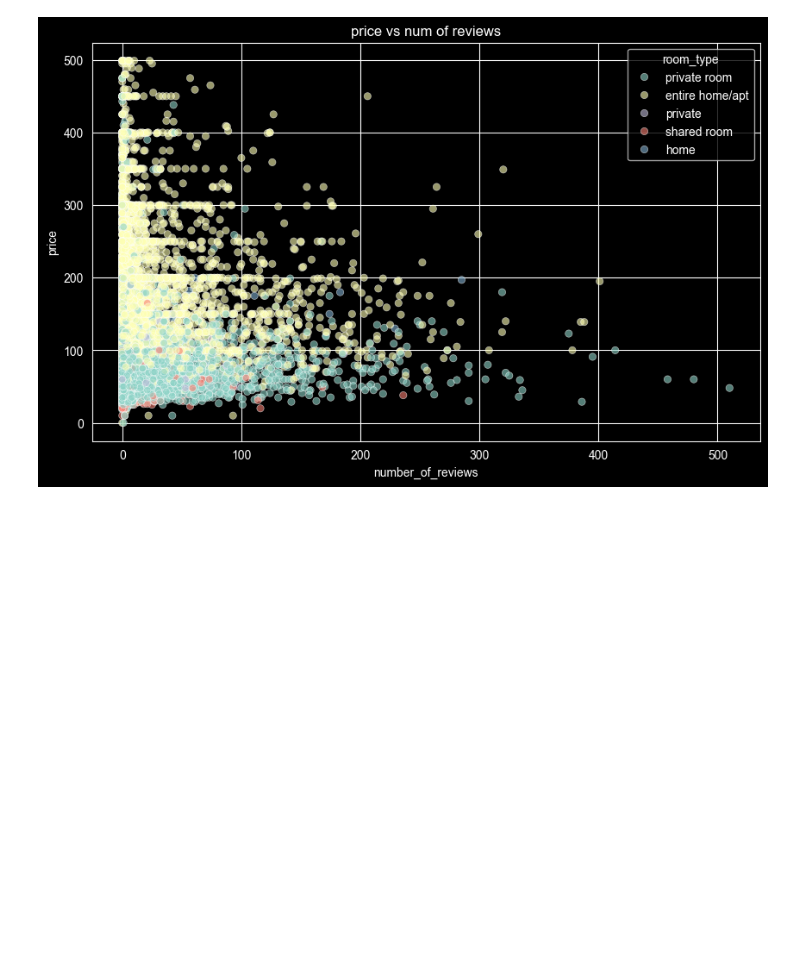
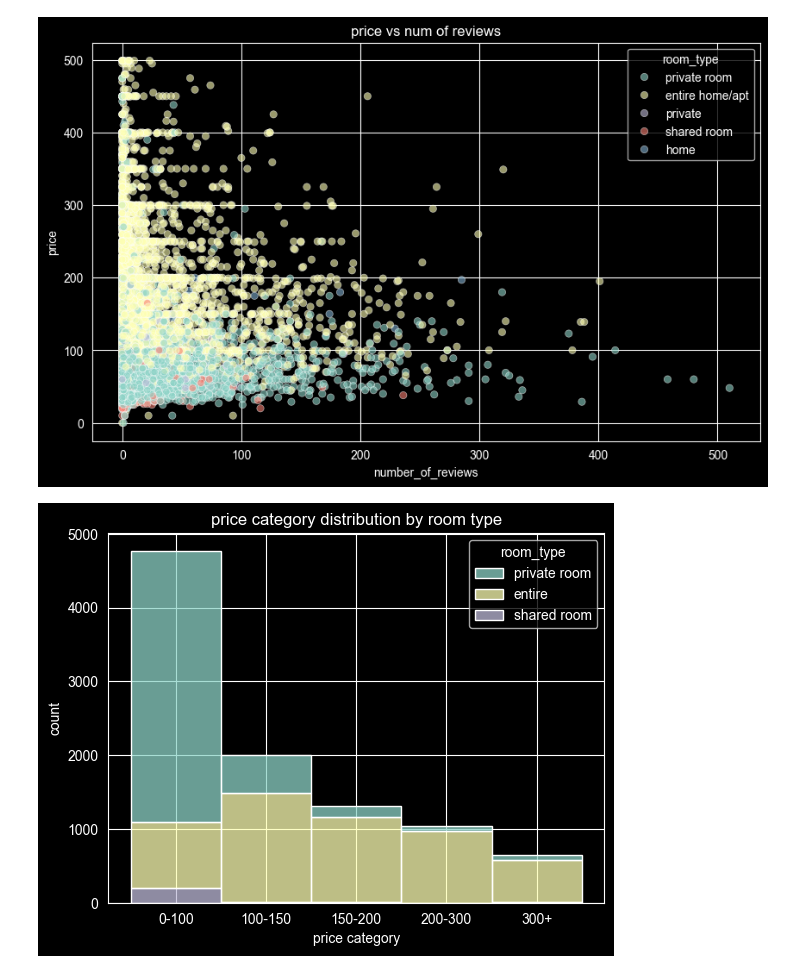
Before and after one commit to kflisikowsky/Data_Analysis_Workshops, a Jupyter notebook: airbnb_charts.ipynb, the cells around one changed output. Saved outputs shown, nothing was run; the diff lists cells and outputs as text; code cells hidden in the pictures; blank space fills up the shorter version.

```diff
--- a/airbnb_charts.ipynb
+++ b/airbnb_charts.ipynb
@@ -20,3 +20,31 @@ plt.ylabel('price')
 plt.show()
 # %% [output]
 [figure]
+# %%
+import pandas as pd
+import matplotlib.pyplot as plt
+import seaborn as sns
+
+airbnb = pd.read_csv('data/airbnb.csv')
+
+mappings = {
+    'private room': 'private room',
+    'private': 'private room',
+    'entire home/apt': 'entire',
+    'shared room': 'shared room',
+    'home': 'entire'
+}
+
+airbnb['price'] = airbnb['price'].str.strip("$").astype(float)
+airbnb['room_type'] = airbnb['room_type'].str.lower().str.strip().replace(mappings)
+
+my_prices = [0, 100,150,200,300, float('inf')]
+labels = ['0-100', '100-150', '150-200', '200-300', '300+']
+airbnb['price_category'] = pd.cut(airbnb['price'], bins=my_prices, labels=labels)
+sns.histplot(data = airbnb , x='price_category', hue='room_type', multiple='stack')
+plt.title('price category distribution by room type')
+plt.xlabel('price category')
+plt.ylabel('count')
+plt.show()
+# %% [output]
+[figure, added]
```
